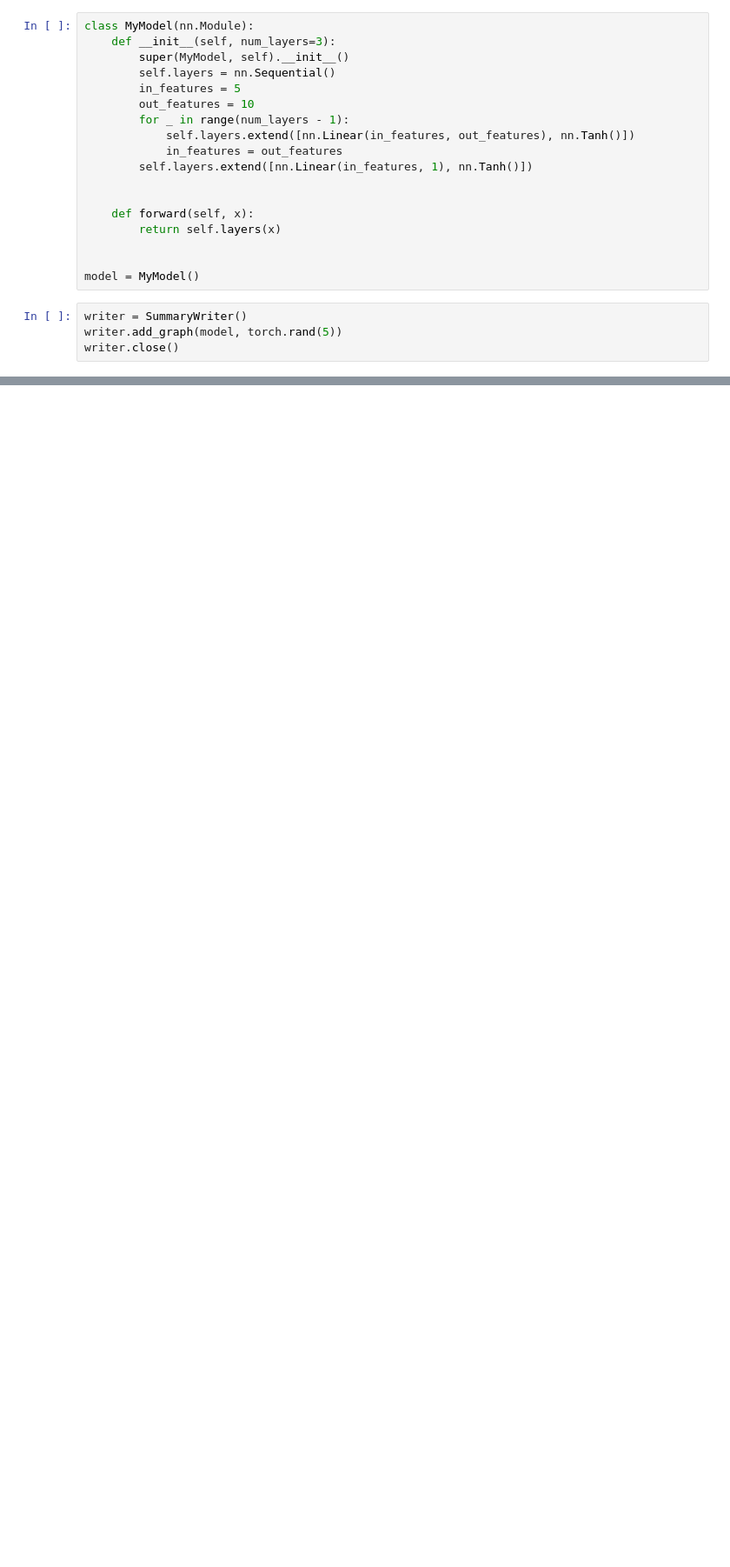
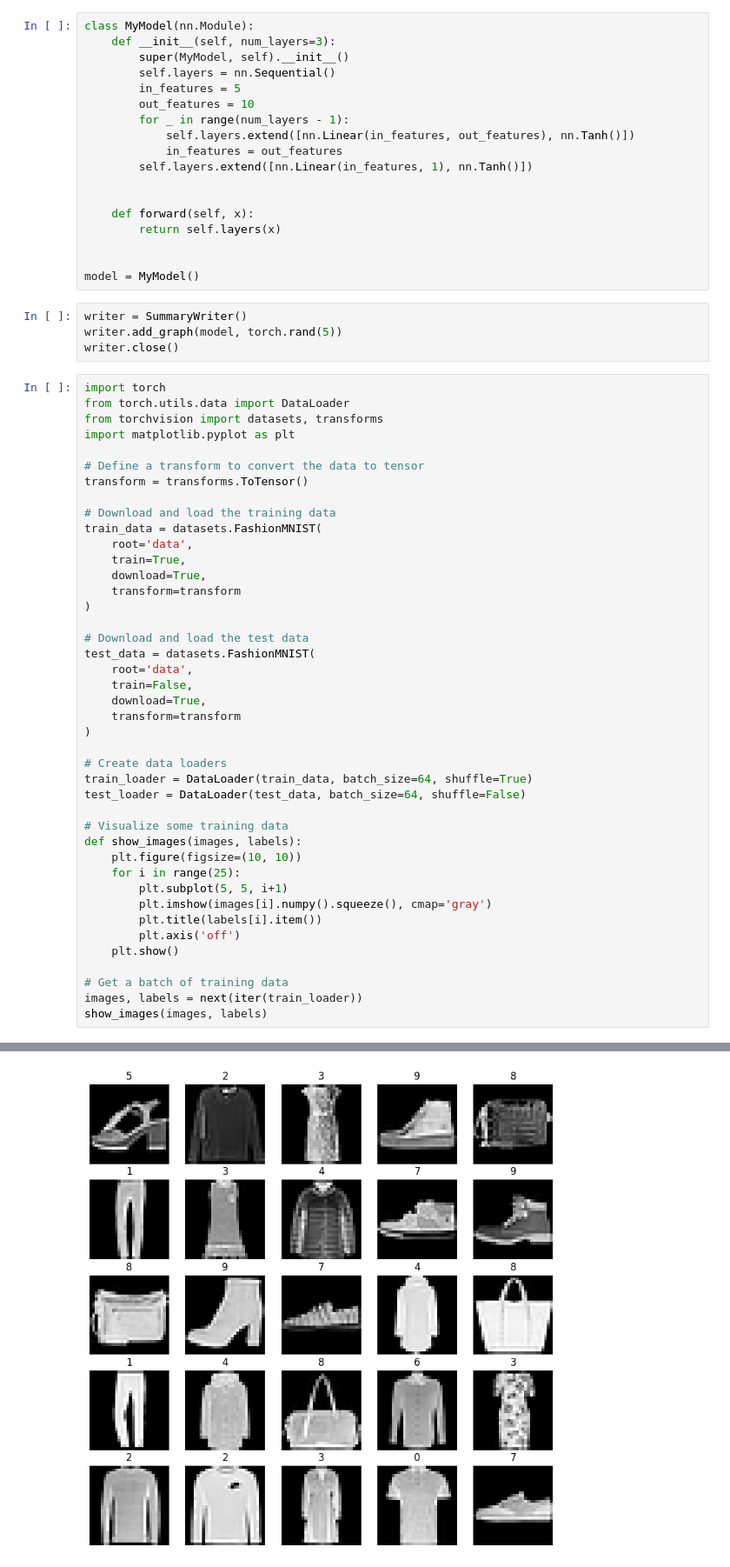
Before and after one commit to zbenmo/passing_the_torch, a Jupyter notebook: third.ipynb, the cells around one changed output, grey strips where cells are left out. Shown at 87% size. Saved outputs shown, nothing was run; the diff lists cells and outputs as text; blank space fills up the shorter version.

Commit message:
training

```diff
--- a/third.ipynb
+++ b/third.ipynb
@@ -225,3 +225,46 @@ model = MyModel()
 writer = SummaryWriter()
 writer.add_graph(model, torch.rand(5))
 writer.close()
+# %%
+import torch
+from torch.utils.data import DataLoader
+from torchvision import datasets, transforms
+import matplotlib.pyplot as plt
+
+# Define a transform to convert the data to tensor
+transform = transforms.ToTensor()
+
+# Download and load the training data
+train_data = datasets.FashionMNIST(
+    root='data',
+    train=True,
+    download=True,
+    transform=transform
+)
+
+# Download and load the test data
+test_data = datasets.FashionMNIST(
+    root='data',
+    train=False,
+    download=True,
+    transform=transform
+)
+
+# Create data loaders
+train_loader = DataLoader(train_data, batch_size=64, shuffle=True)
+test_loader = DataLoader(test_data, batch_size=64, shuffle=False)
+
+# Visualize some training data
+def show_images(images, labels):
+    plt.figure(figsize=(10, 10))
+    for i in range(25):
+        plt.subplot(5, 5, i+1)
+        plt.imshow(images[i].numpy().squeeze(), cmap='gray')
+        plt.title(labels[i].item())
+        plt.axis('off')
+    plt.show()
+
+# Get a batch of training data
+images, labels = next(iter(train_loader))
+show_images(images, labels)
+# %% [output]
@@ -227,0 +291 @@ writer.close()
+[figure, added]
```
Also changed, not shown: parts of 8 cells of this notebook, 9 other files.
